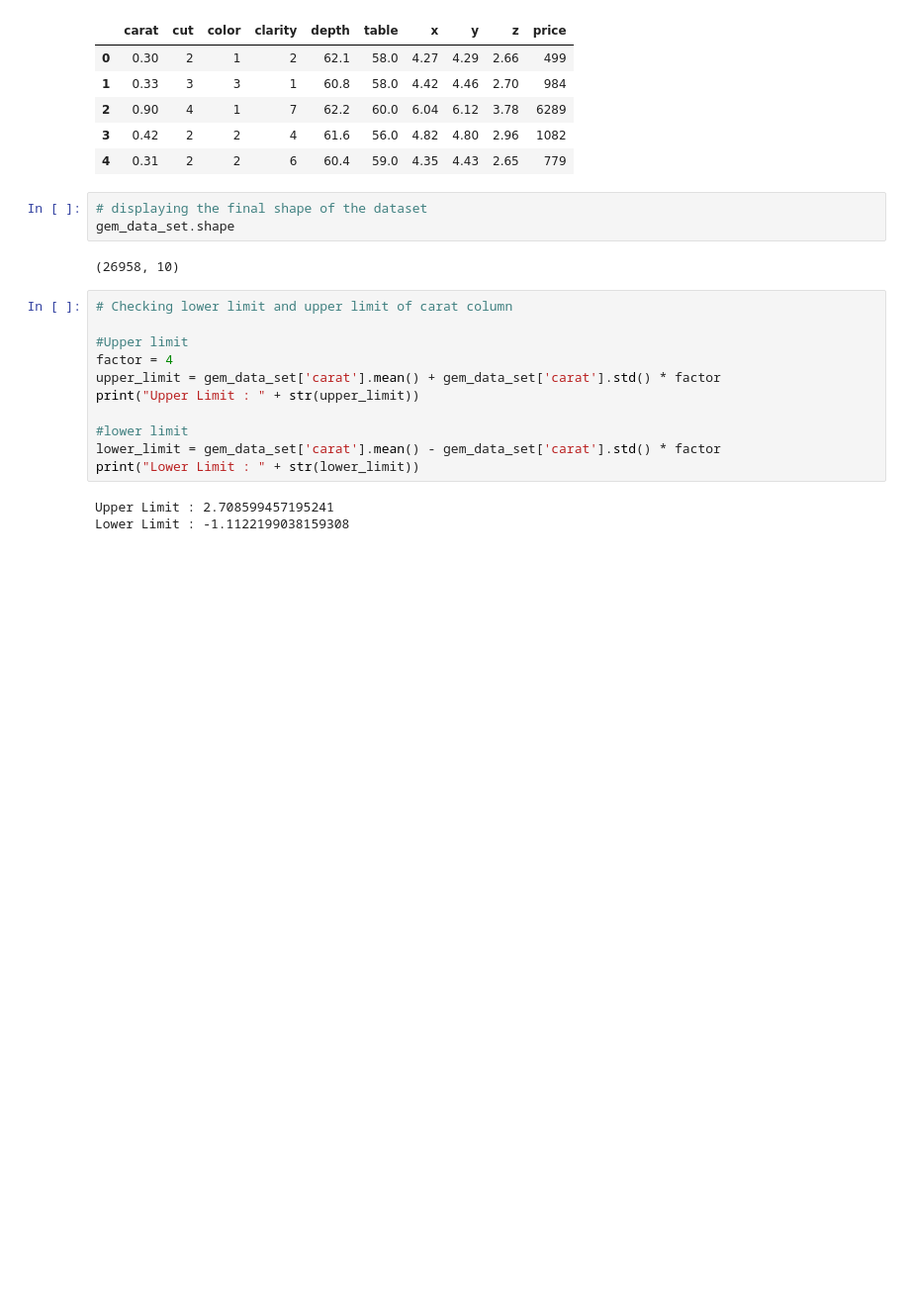
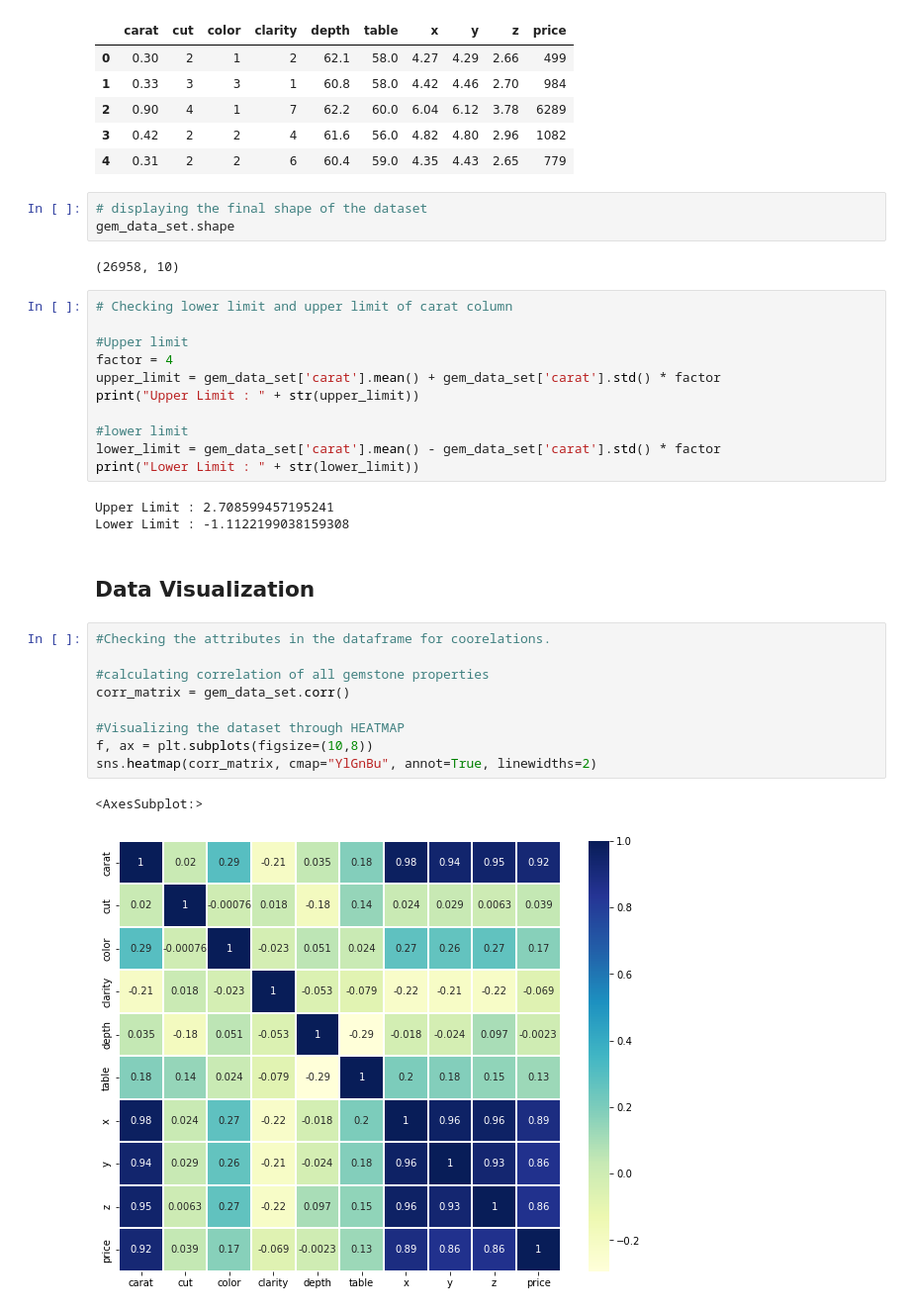
Before and after one commit to MininduKothalawala/ML_Assignment2_IT19184036_IT19188850_IT19185408_IT19195230, a Jupyter notebook: gemstone_price_detection_using_multiple_linear_regression.ipynb, the cells around one changed output. Shown at 99% size. Drawn from its saved outputs; the diff is of its cells as text; blank space fills up the shorter version.

Commit message:
Data visualization part added

```diff
--- a/gemstone_price_detection_using_multiple_linear_regression.ipynb
+++ b/gemstone_price_detection_using_multiple_linear_regression.ipynb
@@ -328,3 +328,17 @@ print("Lower Limit : " + str(lower_limit))
 # %% [output]
 Upper Limit : 2.708599457195241
 Lower Limit : -1.1122199038159308
+# %% [markdown]
+## Data Visualization
+# %%
+#Checking the attributes in the dataframe for coorelations.
+
+#calculating correlation of all gemstone properties
+corr_matrix = gem_data_set.corr()
+
+#Visualizing the dataset through HEATMAP
+f, ax = plt.subplots(figsize=(10,8))
+sns.heatmap(corr_matrix, cmap="YlGnBu", annot=True, linewidths=2)
+# %% [output]
+<AxesSubplot:>
+[figure, added]
```
Also changed, not shown: parts of 2 cells of this notebook.
